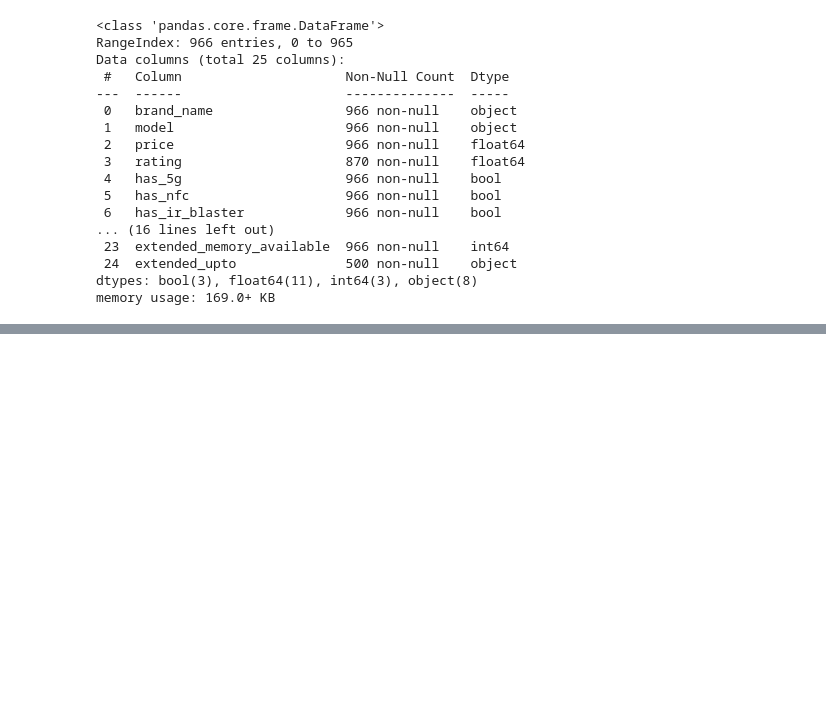
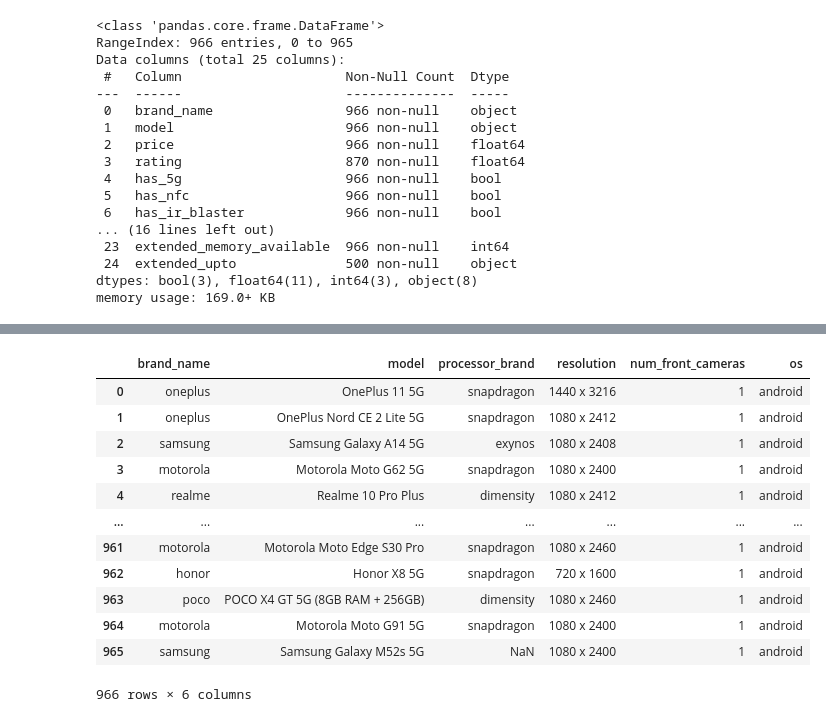
Before and after one commit to white-arrow10/smartphones, a Jupyter notebook: eda_assisted_data_cleaning.ipynb, the cells around one changed output, grey strips where cells are left out. Drawn from its saved outputs; the diff is of its cells as text; code cells hidden in the pictures; blank space fills up the shorter version.

```diff
--- a/eda_assisted_data_cleaning.ipynb
+++ b/eda_assisted_data_cleaning.ipynb
@@ -694,0 +777,16 @@ memory usage: 169.0+ KB
+# %%
+new_df.select_dtypes(include=['object'])
+# %% [output]
+|  | brand_name | model | processor_brand | resolution | num_front_cameras | os |
+| 0 | oneplus | OnePlus 11 5G | snapdragon | 1440 x 3216 | 1 | android |
+| 1 | oneplus | OnePlus Nord CE 2 Lite 5G | snapdragon | 1080 x 2412 | 1 | android |
+| 2 | samsung | Samsung Galaxy A14 5G | exynos | 1080 x 2408 | 1 | android |
+| 3 | motorola | Motorola Moto G62 5G | snapdragon | 1080 x 2400 | 1 | android |
+| 4 | realme | Realme 10 Pro Plus | dimensity | 1080 x 2412 | 1 | android |
+| ... | ... | ... | ... | ... | ... | ... |
+| 961 | motorola | Motorola Moto Edge S30 Pro | snapdragon | 1080 x 2460 | 1 | android |
+| 962 | honor | Honor X8 5G | snapdragon | 720 x 1600 | 1 | android |
+| 963 | poco | POCO X4 GT 5G (8GB RAM + 256GB) | dimensity | 1080 x 2460 | 1 | android |
+| 964 | motorola | Motorola Moto G91 5G | snapdragon | 1080 x 2400 | 1 | android |
+| 965 | samsung | Samsung Galaxy M52s 5G | NaN | 1080 x 2400 | 1 | android |
+966 rows × 6 columns
```
Also changed, not shown: parts of 21 cells of this notebook.
